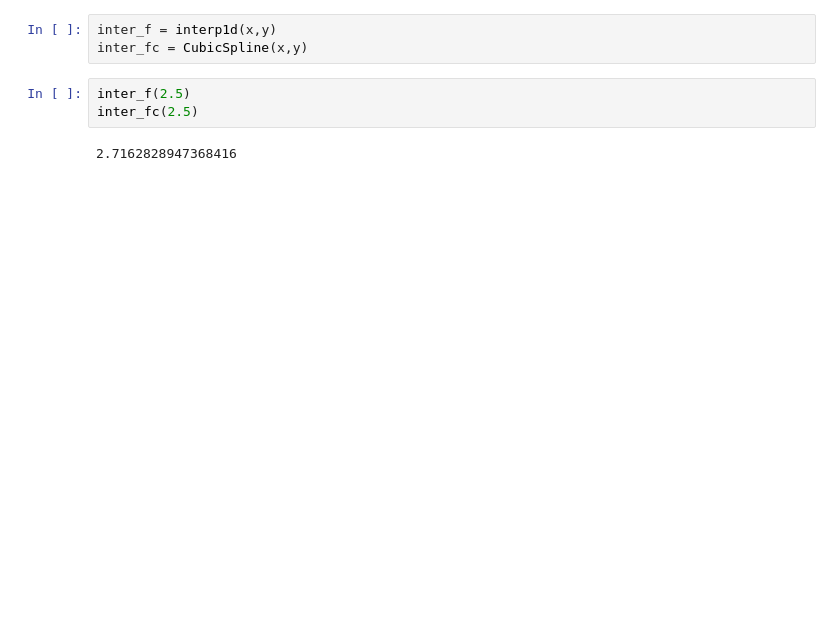
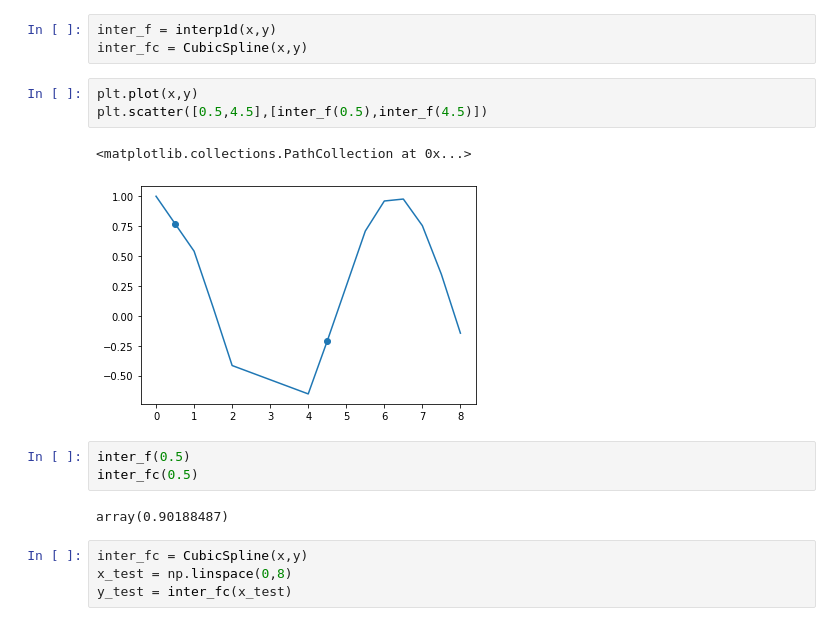
Before and after one commit to deependran7/Numerical-Computation-Class, a Jupyter notebook: Day_1.ipynb, the cells around one changed output. Saved outputs shown, nothing was run; the diff lists cells and outputs as text; blank space fills up the shorter version.

```diff
--- a/Day_1.ipynb
+++ b/Day_1.ipynb
@@ -178,8 +191,18 @@ y = [1, 3, 2,8,9,6,8,4]
 # %%
 inter_f = interp1d(x,y)
 inter_fc = CubicSpline(x,y)
+# %%
+plt.plot(x,y)
+plt.scatter([0.5,4.5],[inter_f(0.5),inter_f(4.5)])
+# %% [output]
+<matplotlib.collections.PathCollection at 0x...>
+[figure, added]
 # %%
-inter_f(2.5)
-inter_fc(2.5)
+inter_f(0.5)
+inter_fc(0.5)
 # %% [output]
-2.7162828947368416
+array(0.90188487)
+# %%
+inter_fc = CubicSpline(x,y)
+x_test = np.linspace(0,8)
+y_test = inter_fc(x_test)
```
Also changed, not shown: parts of 12 cells of this notebook.
